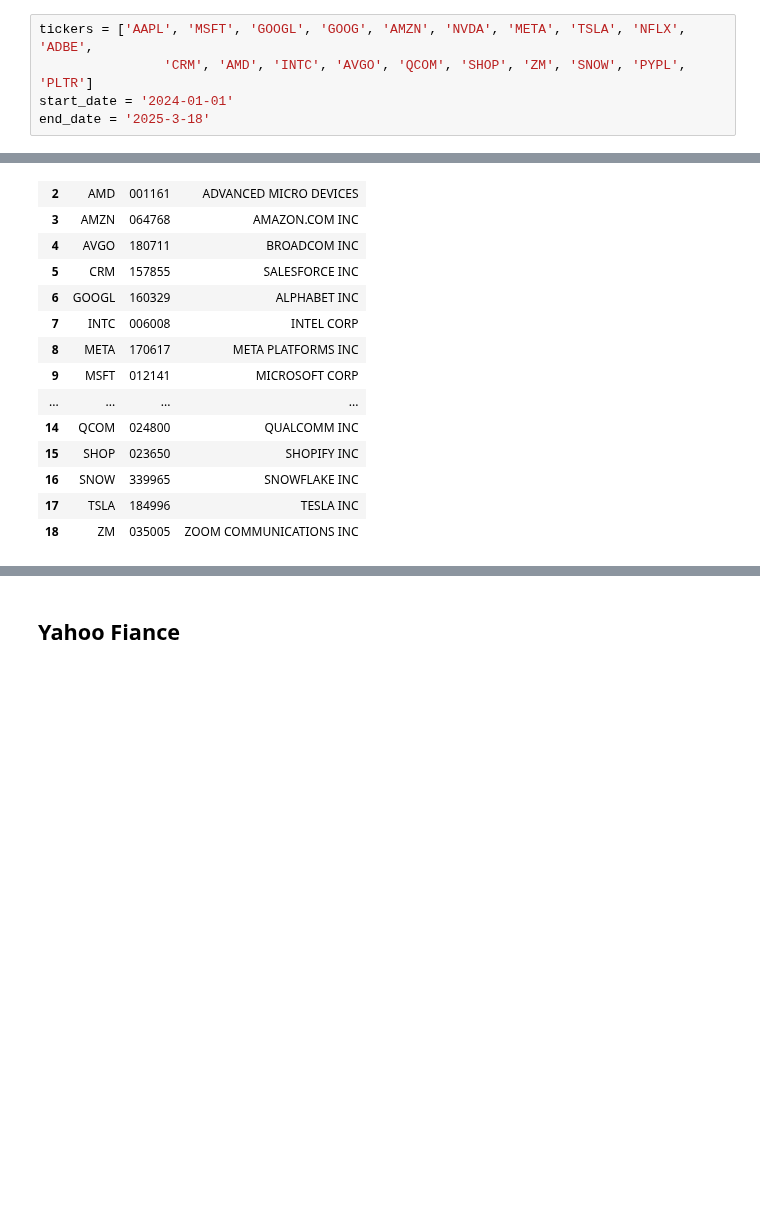
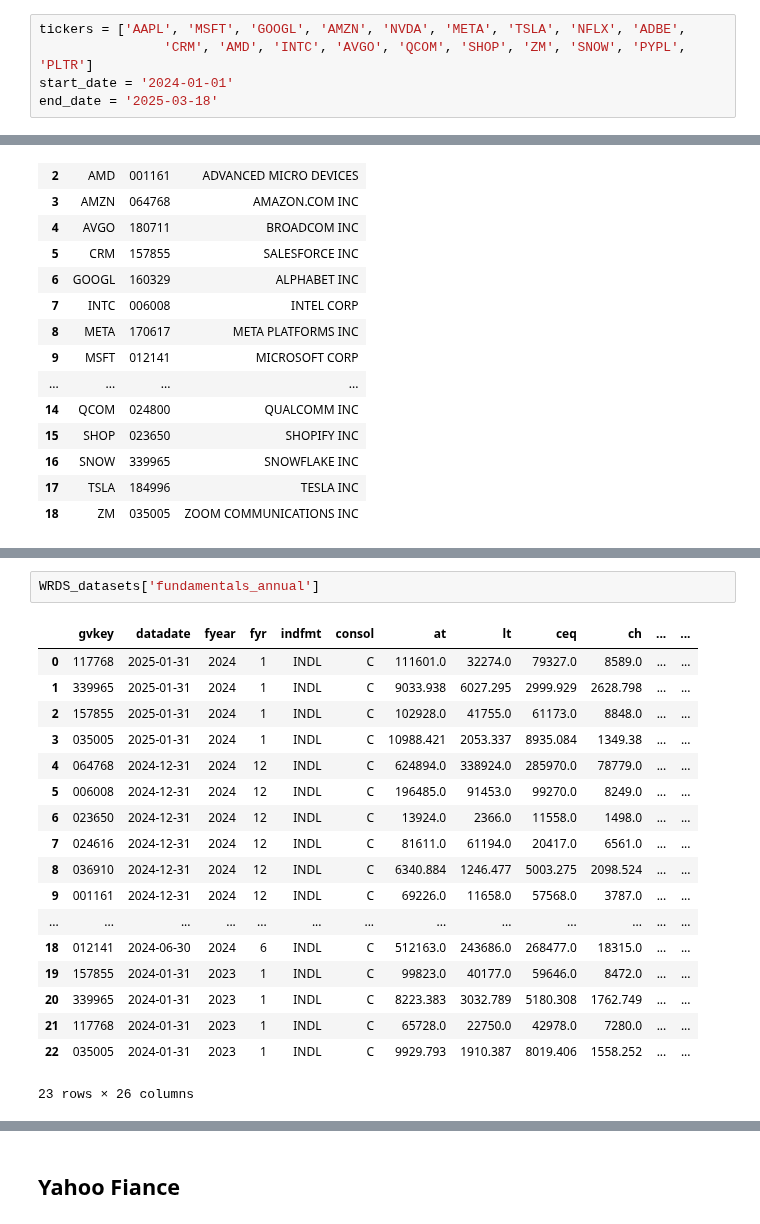
Before and after one commit to Chen-zexi/LangAlpha, a Jupyter notebook: notebooks/get_data.ipynb, the cells around one changed output, grey strips where cells are left out. Saved outputs shown, nothing was run; the diff lists cells and outputs as text; blank space fills up the shorter version.

```diff
--- a/notebooks/get_data.ipynb
+++ b/notebooks/get_data.ipynb
@@ -37,10 +37,10 @@ DB_USER and DB_PASSWORD are set
 # %% [markdown]
 ## WRDS
 # %%
-tickers = ['AAPL', 'MSFT', 'GOOGL', 'GOOG', 'AMZN', 'NVDA', 'META', 'TSLA', 'NFLX', 'ADBE',
+tickers = ['AAPL', 'MSFT', 'GOOGL', 'AMZN', 'NVDA', 'META', 'TSLA', 'NFLX', 'ADBE',
                 'CRM', 'AMD', 'INTC', 'AVGO', 'QCOM', 'SHOP', 'ZM', 'SNOW', 'PYPL', 'PLTR']
 start_date = '2024-01-01'
-end_date = '2025-3-18'
+end_date = '2025-03-18'
 # %%
 WRDS_datasets = get_wrds_data(
     tickers=tickers,
@@ -106,0 +139,21 @@ key_developments
+# %%
+WRDS_datasets['fundamentals_annual']
+# %% [output]
+|  | gvkey | datadate | fyear | fyr | indfmt | consol | at | lt | ceq | ch | ... | ... |
+| 0 | 117768 | 2025-01-31 | 2024 | 1 | INDL | C | 111601.0 | 32274.0 | 79327.0 | 8589.0 | ... | ... |
+| 1 | 339965 | 2025-01-31 | 2024 | 1 | INDL | C | 9033.938 | 6027.295 | 2999.929 | 2628.798 | ... | ... |
+| 2 | 157855 | 2025-01-31 | 2024 | 1 | INDL | C | 102928.0 | 41755.0 | 61173.0 | 8848.0 | ... | ... |
+| 3 | 035005 | 2025-01-31 | 2024 | 1 | INDL | C | 10988.421 | 2053.337 | 8935.084 | 1349.38 | ... | ... |
+| 4 | 064768 | 2024-12-31 | 2024 | 12 | INDL | C | 624894.0 | 338924.0 | 285970.0 | 78779.0 | ... | ... |
+| 5 | 006008 | 2024-12-31 | 2024 | 12 | INDL | C | 196485.0 | 91453.0 | 99270.0 | 8249.0 | ... | ... |
+| 6 | 023650 | 2024-12-31 | 2024 | 12 | INDL | C | 13924.0 | 2366.0 | 11558.0 | 1498.0 | ... | ... |
+| 7 | 024616 | 2024-12-31 | 2024 | 12 | INDL | C | 81611.0 | 61194.0 | 20417.0 | 6561.0 | ... | ... |
+| 8 | 036910 | 2024-12-31 | 2024 | 12 | INDL | C | 6340.884 | 1246.477 | 5003.275 | 2098.524 | ... | ... |
+| 9 | 001161 | 2024-12-31 | 2024 | 12 | INDL | C | 69226.0 | 11658.0 | 57568.0 | 3787.0 | ... | ... |
+| ... | ... | ... | ... | ... | ... | ... | ... | ... | ... | ... | ... | ... |
+| 18 | 012141 | 2024-06-30 | 2024 | 6 | INDL | C | 512163.0 | 243686.0 | 268477.0 | 18315.0 | ... | ... |
+| 19 | 157855 | 2024-01-31 | 2023 | 1 | INDL | C | 99823.0 | 40177.0 | 59646.0 | 8472.0 | ... | ... |
+| 20 | 339965 | 2024-01-31 | 2023 | 1 | INDL | C | 8223.383 | 3032.789 | 5180.308 | 1762.749 | ... | ... |
+| 21 | 117768 | 2024-01-31 | 2023 | 1 | INDL | C | 65728.0 | 22750.0 | 42978.0 | 7280.0 | ... | ... |
+| 22 | 035005 | 2024-01-31 | 2023 | 1 | INDL | C | 9929.793 | 1910.387 | 8019.406 | 1558.252 | ... | ... |
+23 rows × 26 columns
```
Also changed, not shown: parts of 10 cells of this notebook, 4 other files.
